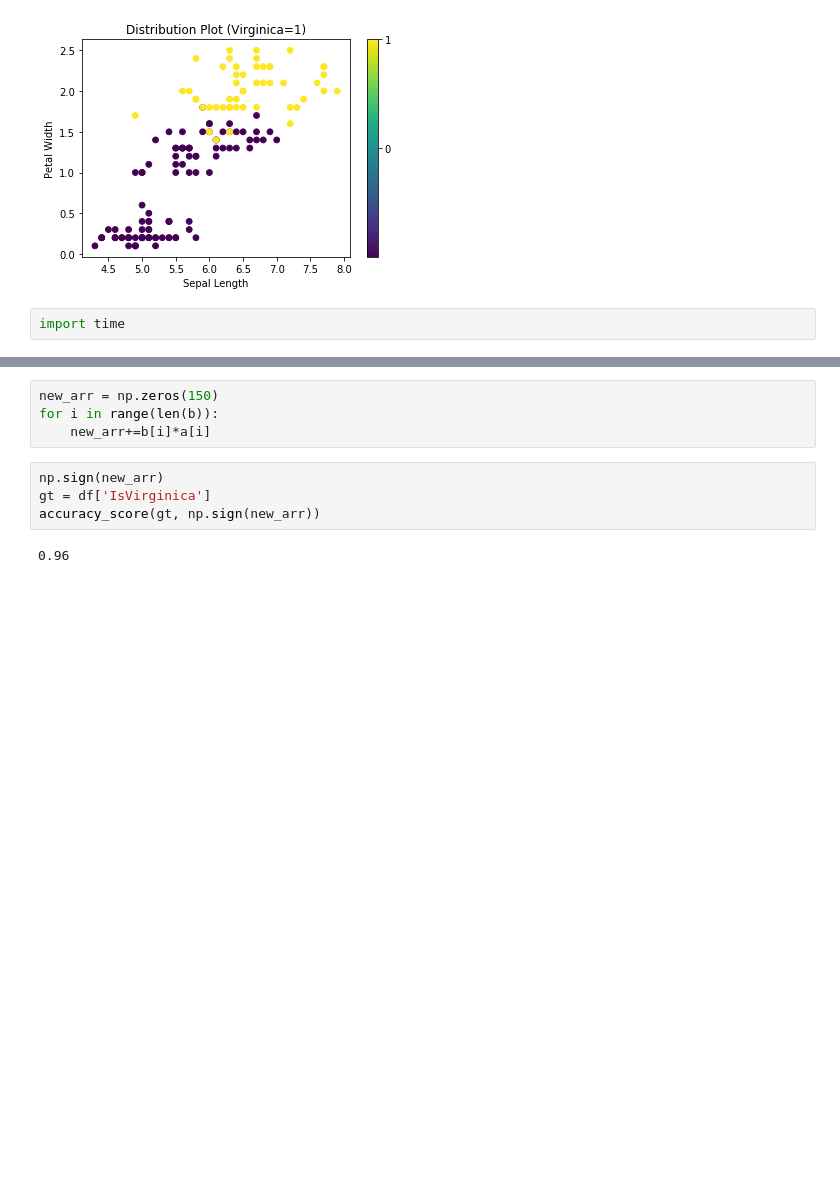
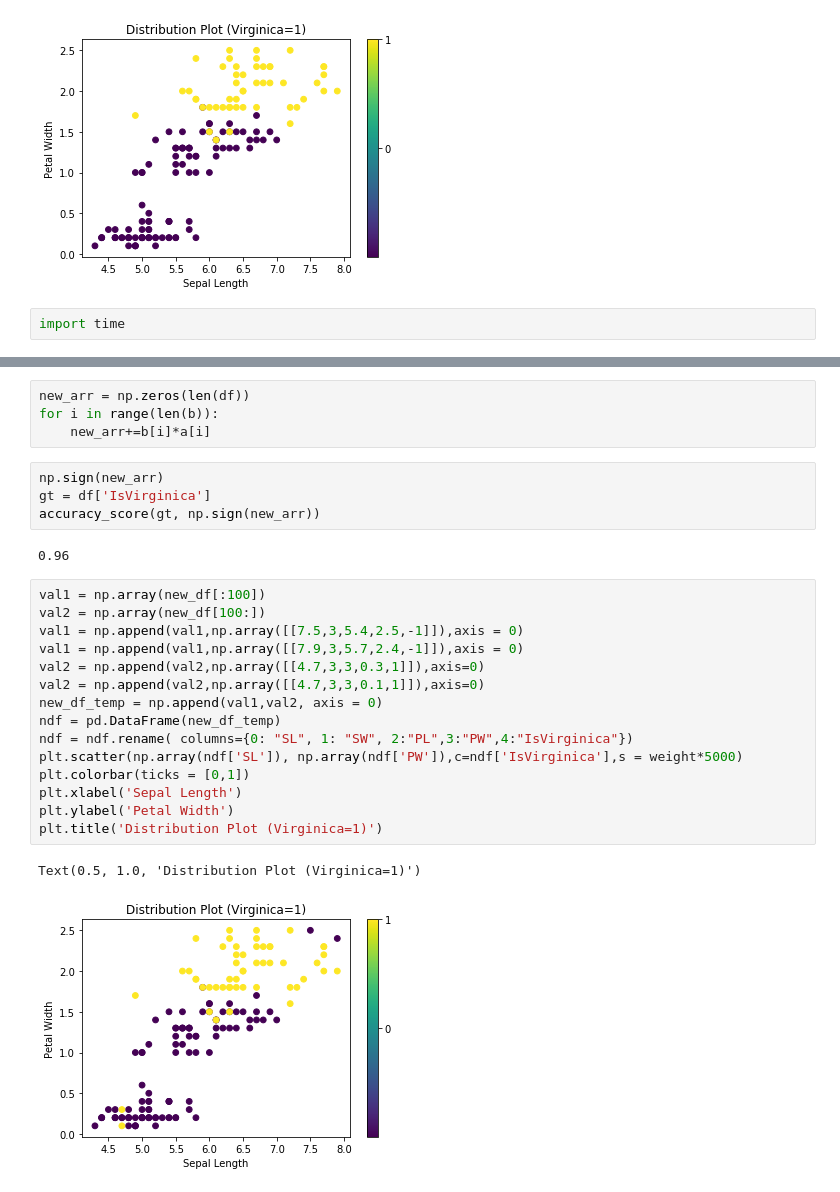
Before and after one commit to sdeepaknarayanan/Machine-Learning, a Jupyter notebook: Assignment 2/16110142_HW2_Q3.ipynb, the cells around one changed output, grey strips where cells are left out. Drawn from its saved outputs; the diff is of its cells as text; blank space fills up the shorter version.

```diff
--- a/Assignment 2/16110142_HW2_Q3.ipynb
+++ b/Assignment 2/16110142_HW2_Q3.ipynb
@@ -79,5 +112,5 @@ a,b = adaboost(df,weight)
 # %%
-new_arr = np.zeros(150)
+new_arr = np.zeros(len(df))
 for i in range(len(b)):
     new_arr+=b[i]*a[i]
 # %%
@@ -86,3 +119,21 @@ gt = df['IsVirginica']
 accuracy_score(gt, np.sign(new_arr))
 # %% [output]
 0.96
+# %%
+val1 = np.array(new_df[:100])
+val2 = np.array(new_df[100:])
+val1 = np.append(val1,np.array([[7.5,3,5.4,2.5,-1]]),axis = 0)
+val1 = np.append(val1,np.array([[7.9,3,5.7,2.4,-1]]),axis = 0)
+val2 = np.append(val2,np.array([[4.7,3,3,0.3,1]]),axis=0)
+val2 = np.append(val2,np.array([[4.7,3,3,0.1,1]]),axis=0)
+new_df_temp = np.append(val1,val2, axis = 0)
+ndf = pd.DataFrame(new_df_temp)
+ndf = ndf.rename( columns={0: "SL", 1: "SW", 2:"PL",3:"PW",4:"IsVirginica"})
+plt.scatter(np.array(ndf['SL']), np.array(ndf['PW']),c=ndf['IsVirginica'],s = weight*5000)
+plt.colorbar(ticks = [0,1])
+plt.xlabel('Sepal Length')
+plt.ylabel('Petal Width')
+plt.title('Distribution Plot (Virginica=1)')
+# %% [output]
+Text(0.5, 1.0, 'Distribution Plot (Virginica=1)')
+[figure, added]
```
Also changed, not shown: parts of 7 cells of this notebook.
